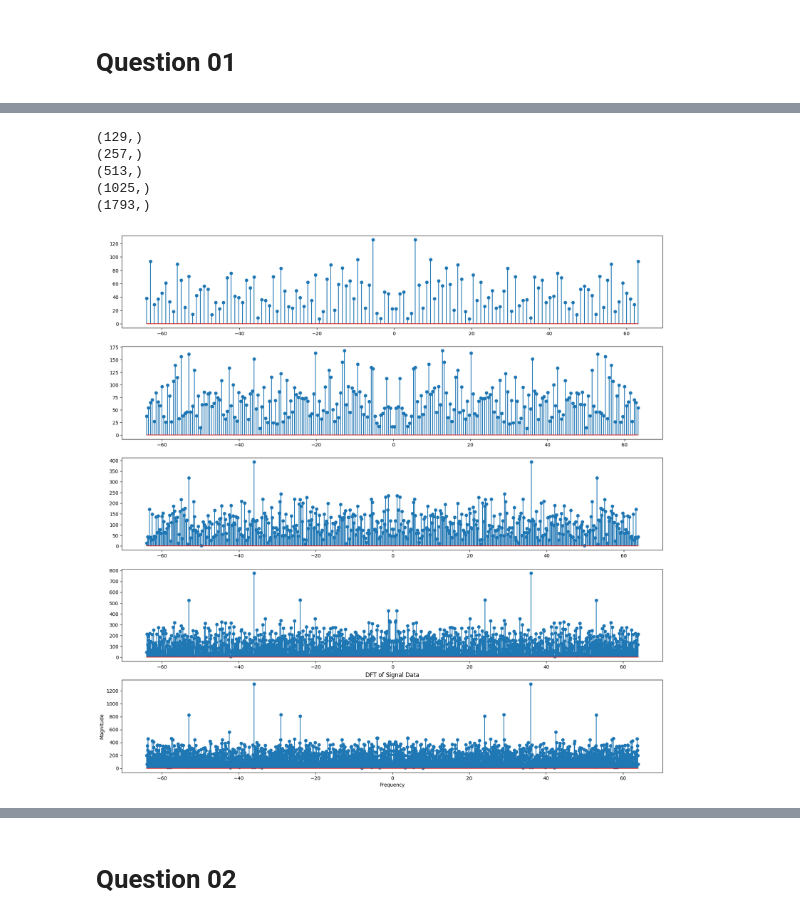
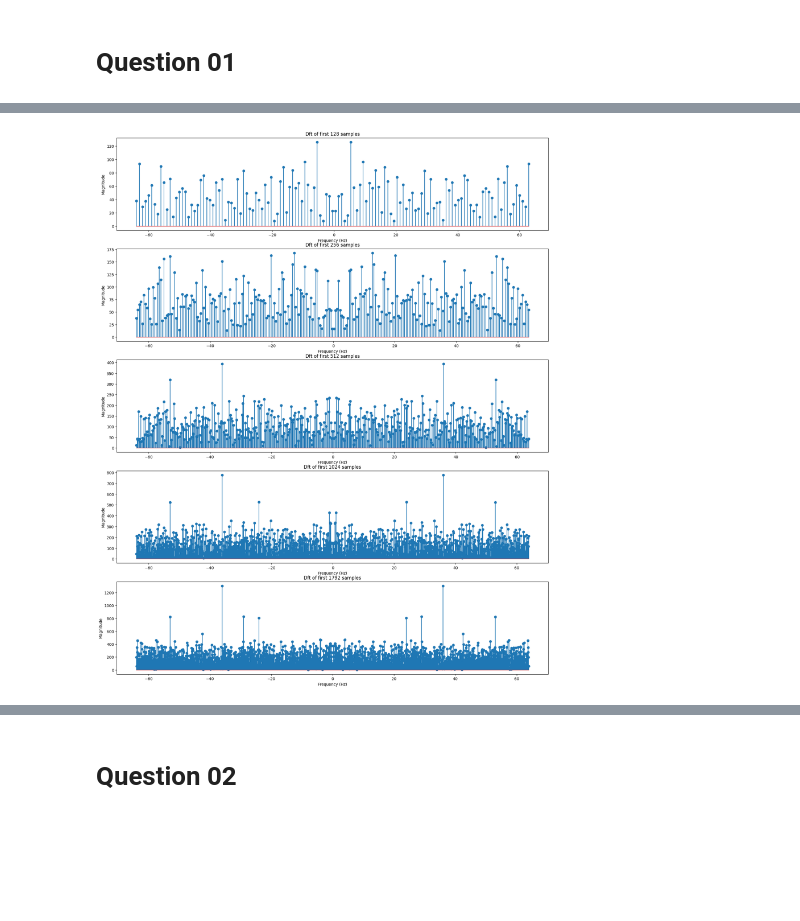
Before and after one commit to Vgr20/EN_3551_Assignment_01, a Jupyter notebook: Assignment.ipynb, the cells around one changed output, grey strips where cells are left out. Cells and saved outputs as stored; diff of their text form; code cells hidden in the pictures; blank space fills up the shorter version.

```diff
--- a/Assignment.ipynb
+++ b/Assignment.ipynb
@@ -38,38 +35,48 @@ s_2 = data[0:257]
 s_3 = data[0:513]
 s_4 = data[0:1025]
 s_5 = data[0:1793]
-# %%
-dft_result1 = np.fft.fft(s_1)
-dft_result2 = np.fft.fft(s_2)
-dft_result3 = np.fft.fft(s_3)
-dft_result4 = np.fft.fft(s_4)
-dft_result5 = np.fft.fft(s_5)
-
-
-# # Compute the frequency bins corresponding to the DFT
-frequency_bins_1 = np.arange((-sample_frequency/2),(sample_frequency/2),sample_frequency/len(dft_result1))
-frequency_bins_2 = np.arange((-sample_frequency/2),(sample_frequency/2),sample_frequency/len(dft_result2))
-frequency_bins_3 = np.arange((-sample_frequency/2),(sample_frequency/2),sample_frequency/len(dft_result3))
-frequency_bins_4 = np.arange((-sample_frequency/2),(sample_frequency/2),sample_frequency/len(dft_result4))
-frequency_bins_5 = np.arange((-sample_frequency/2),(sample_frequency/2),sample_frequency/len(dft_result5))
-
-
-# # Visualize the magnitude of the DFT result
-fig,ax = plt.subplots(5,1,figsize=(20,20))
-ax[0].stem(frequency_bins_1, np.abs(dft_result1))
-ax[1].stem(frequency_bins_2, np.abs(dft_result2))
-ax[2].stem(frequency_bins_3, np.abs(dft_result3))
-ax[3].stem(frequency_bins_4, np.abs(dft_result4))
-ax[4].stem(frequency_bins_5, np.abs(dft_result5))
-plt.xlabel('Frequency')
-plt.ylabel('Magnitude')
-plt.title('DFT of Signal Data')
-plt.show()
-# %% [output]
-(129,)
-(257,)
-(513,)
-(1025,)
-(1793,)
-[figure, removed]
+# %%
+# Finding DFT
+dft_result1 = np.fft.fft(s_1)
+dft_result2 = np.fft.fft(s_2)
+dft_result3 = np.fft.fft(s_3)
+dft_result4 = np.fft.fft(s_4)
+dft_result5 = np.fft.fft(s_5)
+
+
+# Initialize Frequency Array
+frequency_bins = [
+    np.arange((-sample_frequency/2), (sample_frequency/2), sample_frequency/len(dft_result))
+    for dft_result in [dft_result1, dft_result2, dft_result3, dft_result4, dft_result5]
+]
+# %%
+# Visualize the magnitude of the DFT result
+
+fig,ax = plt.subplots(5,1,figsize=(20,25))
+ax[0].stem(frequency_bins[0], np.abs(dft_result1))
+ax[1].stem(frequency_bins[1], np.abs(dft_result2))
+ax[2].stem(frequency_bins[2], np.abs(dft_result3))
+ax[3].stem(frequency_bins[3], np.abs(dft_result4))
+ax[4].stem(frequency_bins[4], np.abs(dft_result5))
+
+ax[0].set_title('Dft of first 128 samples')
+ax[1].set_title('Dft of first 256 samples')
+ax[2].set_title('Dft of first 512 samples')
+ax[3].set_title('Dft of first 1024 samples')
+ax[4].set_title('Dft of first 1792 samples')
+
+ax[0].set_xlabel('Frequency (Hz)')
+ax[0].set_ylabel('Magnitude')
+ax[1].set_xlabel('Frequency (Hz)')
+ax[1].set_ylabel('Magnitude')
+ax[2].set_xlabel('Frequency (Hz)')
+ax[2].set_ylabel('Magnitude')
+ax[3].set_xlabel('Frequency (Hz)')
+ax[3].set_ylabel('Magnitude')
+ax[4].set_xlabel('Frequency (Hz)')
+ax[4].set_ylabel('Magnitude')
+
+plt.show()
+# %% [output]
+[figure, added]
 # %%
```
Also changed, not shown: parts of 21 cells of this notebook.
